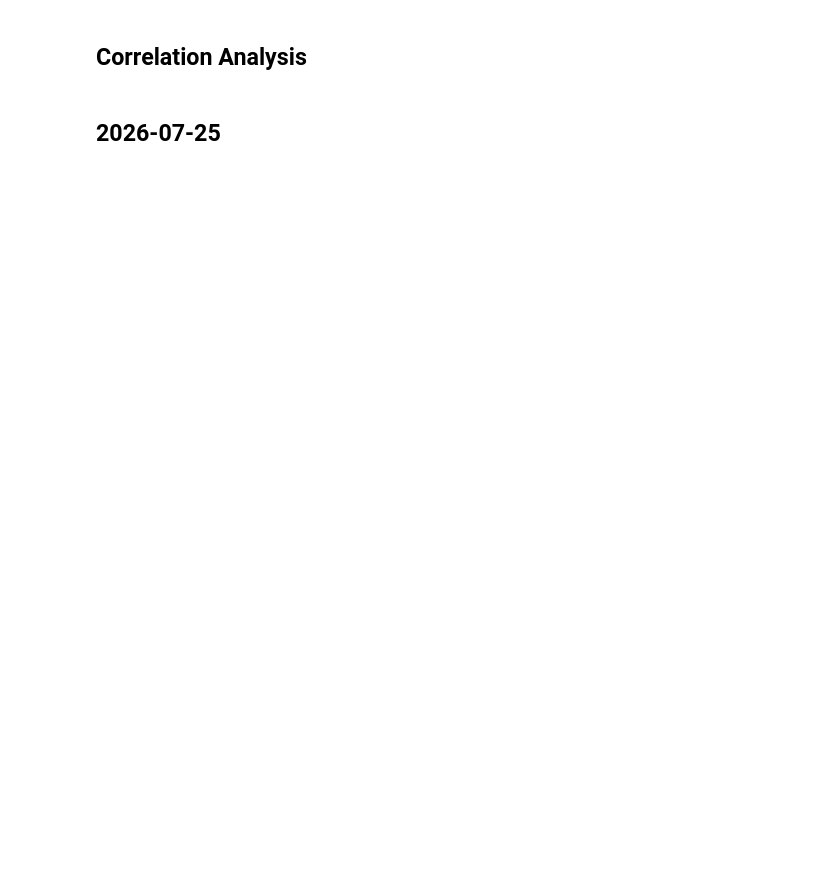
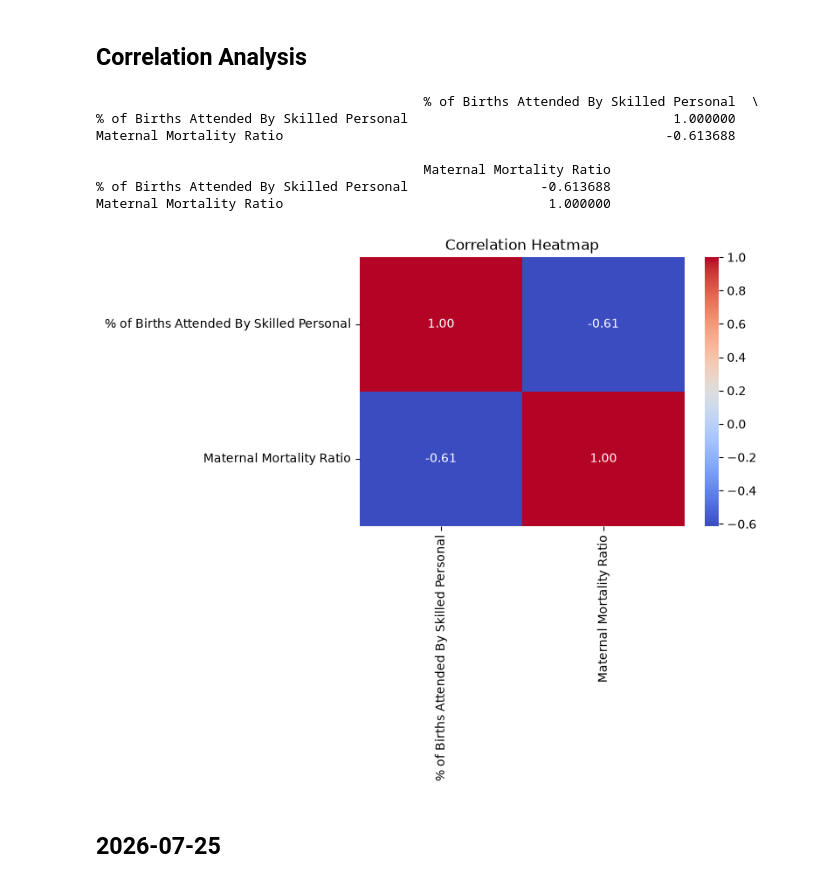
Before and after one commit to Viranya2006/DST-Python, a Jupyter notebook: 2026-07-04/test.ipynb, the cells around one changed output. Drawn from its saved outputs; the diff is of its cells as text; code cells hidden in the pictures; blank space fills up the shorter version.

```diff
--- a/2026-07-04/test.ipynb
+++ b/2026-07-04/test.ipynb
@@ -677,16 +687,30 @@ plt.show()
 # %% [markdown]
 ## Correlation Analysis
 # %%
-# -1 -  +1
-#close to 1 - > strong positive relationship
-# close to 1 - > strong negative relationship
-# 0 - > weak / no relationship
+# -1 - +1
+# close to 1 -> strong positive relationship
+# close to -1 -> strong negative relationship
+# 0 -> weak / no relationship
 
-corr_matrix = cleansed_DF [[' % of Birth Attended By Skilled Personal','Meternal Mortality Ratio']].corr(method='pearson')
+corr_matrix = cleansed_DF[
+	['% of Births Attended By Skilled Personal', 'Maternal Mortality Ratio']
+].corr(method='pearson')
+
 print(corr_matrix)
 
-plt.figure(figsize=(6,4))
-sns.heatmap(corr)
+plt.figure(figsize=(6, 4))
+sns.heatmap(corr_matrix, annot=True, cmap='coolwarm', fmt='.2f')
+plt.title('Correlation Heatmap')
+plt.show()
+# %% [output]
+                                          % of Births Attended By Skilled Personal  \
+% of Births Attended By Skilled Personal                                  1.000000
+Maternal Mortality Ratio                                                 -0.613688
+
+                                          Maternal Mortality Ratio
+% of Births Attended By Skilled Personal                 -0.613688
+Maternal Mortality Ratio                                  1.000000
+[figure, added]
 # %% [markdown]
 ## 2026-07-25
 # %%
```
Also changed, not shown: parts of 4 cells of this notebook, 1 other file.
